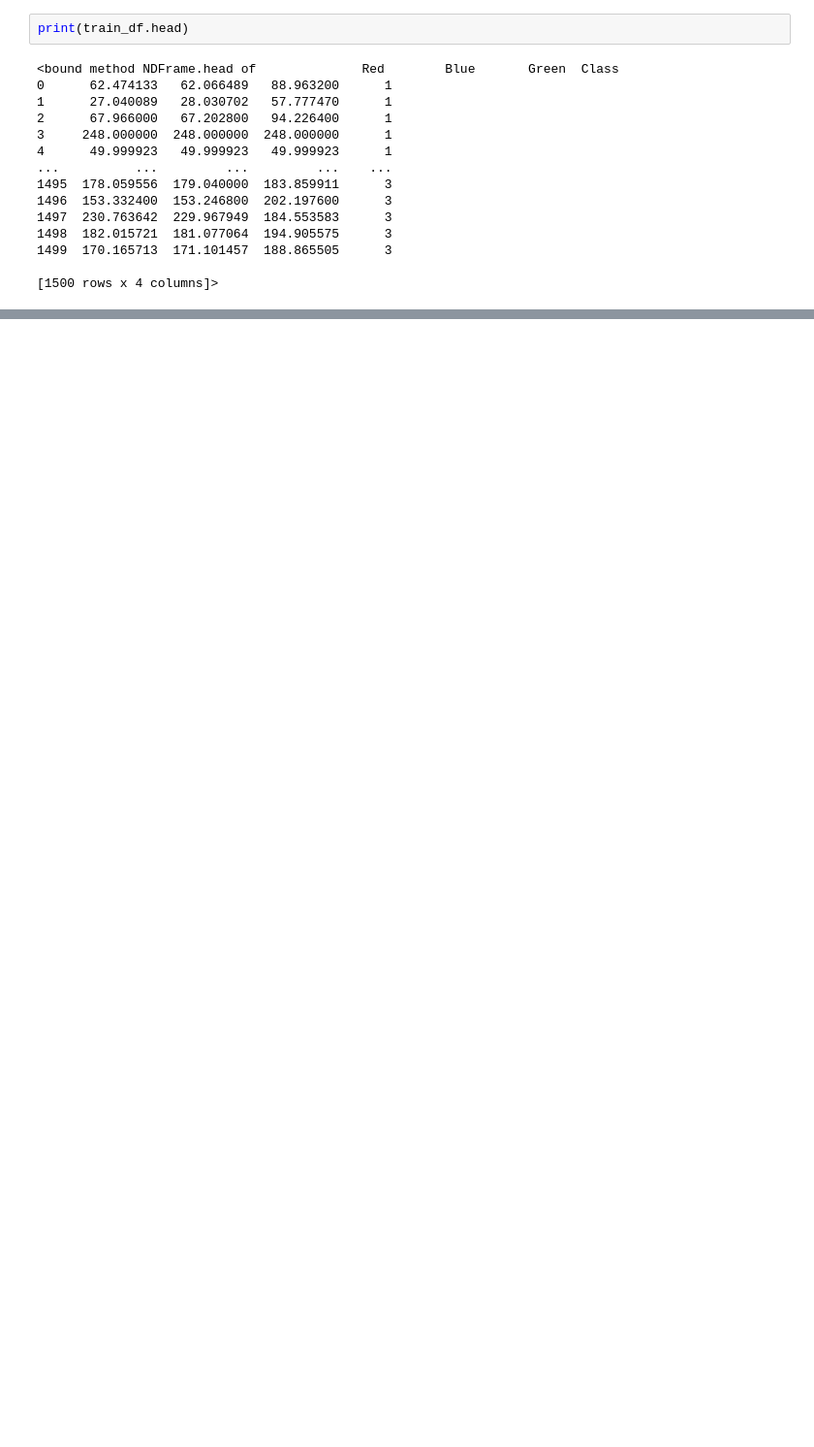
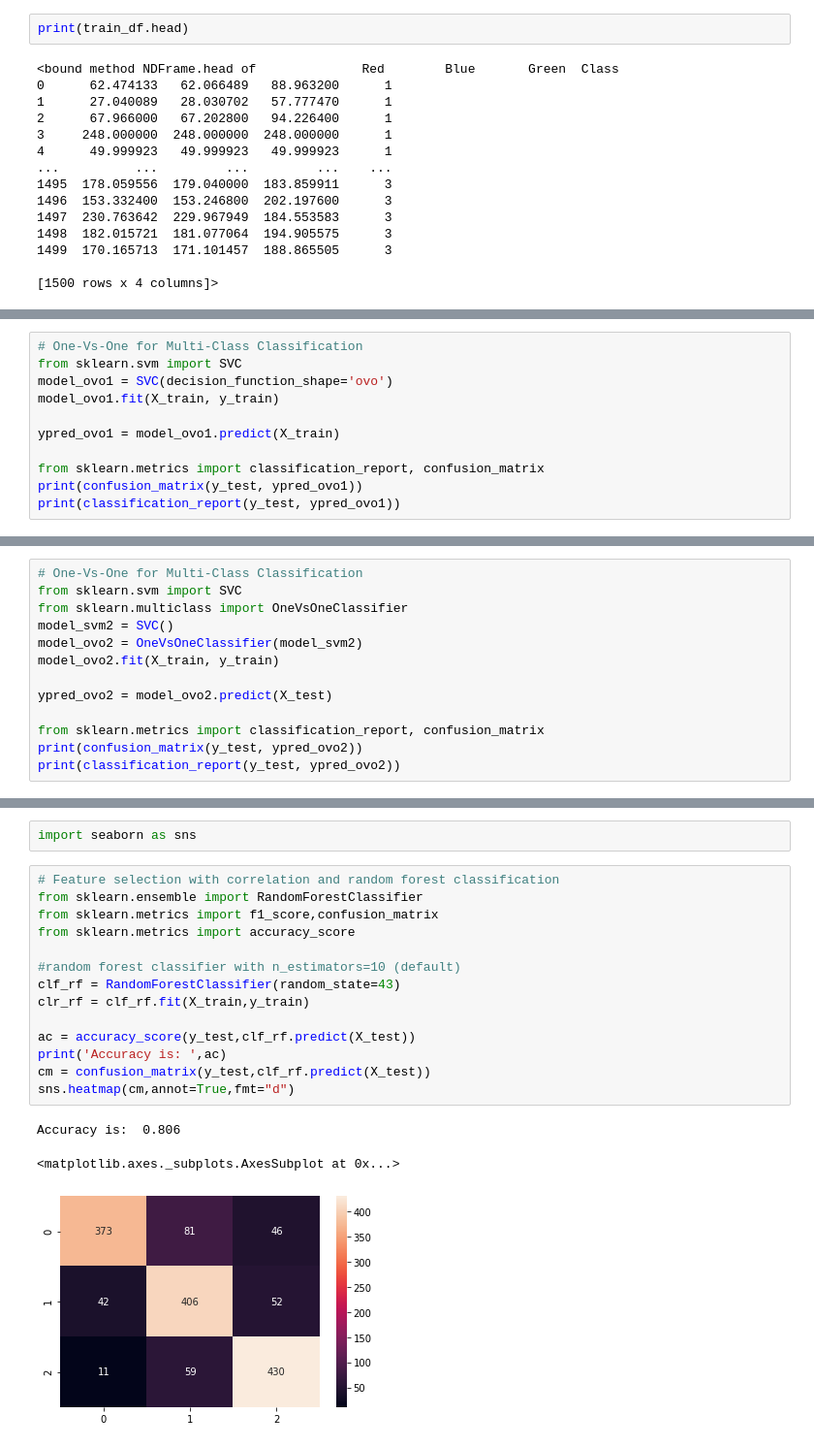
Before and after one commit to Rahul-Sridhar/apple_case_study, a Jupyter notebook: ml_image_classifier.ipynb, the cells around one changed output, grey strips where cells are left out. Shown at 97% size. Drawn from its saved outputs; the diff is of its cells as text; blank space fills up the shorter version.

```diff
--- a/ml_image_classifier.ipynb
+++ b/ml_image_classifier.ipynb
@@ -124,0 +266,11 @@ weighted avg       0.68      0.63      0.64      1500
+# %%
+# One-Vs-One for Multi-Class Classification
+from sklearn.svm import SVC
+model_ovo1 = SVC(decision_function_shape='ovo')
+model_ovo1.fit(X_train, y_train)
+
+ypred_ovo1 = model_ovo1.predict(X_train)
+
+from sklearn.metrics import classification_report, confusion_matrix
+print(confusion_matrix(y_test, ypred_ovo1))
+print(classification_report(y_test, ypred_ovo1))
@@ -124,0 +290,13 @@ weighted avg       0.68      0.63      0.64      1500
+# %%
+# One-Vs-One for Multi-Class Classification
+from sklearn.svm import SVC
+from sklearn.multiclass import OneVsOneClassifier
+model_svm2 = SVC()
+model_ovo2 = OneVsOneClassifier(model_svm2)
+model_ovo2.fit(X_train, y_train)
+
+ypred_ovo2 = model_ovo2.predict(X_test)
+
+from sklearn.metrics import classification_report, confusion_matrix
+print(confusion_matrix(y_test, ypred_ovo2))
+print(classification_report(y_test, ypred_ovo2))
@@ -124,0 +316,20 @@ weighted avg       0.68      0.63      0.64      1500
+# %%
+import seaborn as sns
+# %%
+# Feature selection with correlation and random forest classification
+from sklearn.ensemble import RandomForestClassifier
+from sklearn.metrics import f1_score,confusion_matrix
+from sklearn.metrics import accuracy_score
+
+#random forest classifier with n_estimators=10 (default)
+clf_rf = RandomForestClassifier(random_state=43)
+clr_rf = clf_rf.fit(X_train,y_train)
+
+ac = accuracy_score(y_test,clf_rf.predict(X_test))
+print('Accuracy is: ',ac)
+cm = confusion_matrix(y_test,clf_rf.predict(X_test))
+sns.heatmap(cm,annot=True,fmt="d")
+# %% [output]
+Accuracy is:  0.806
+<matplotlib.axes._subplots.AxesSubplot at 0x...>
+[figure, added]
```
Also changed, not shown: parts of 24 cells of this notebook.
